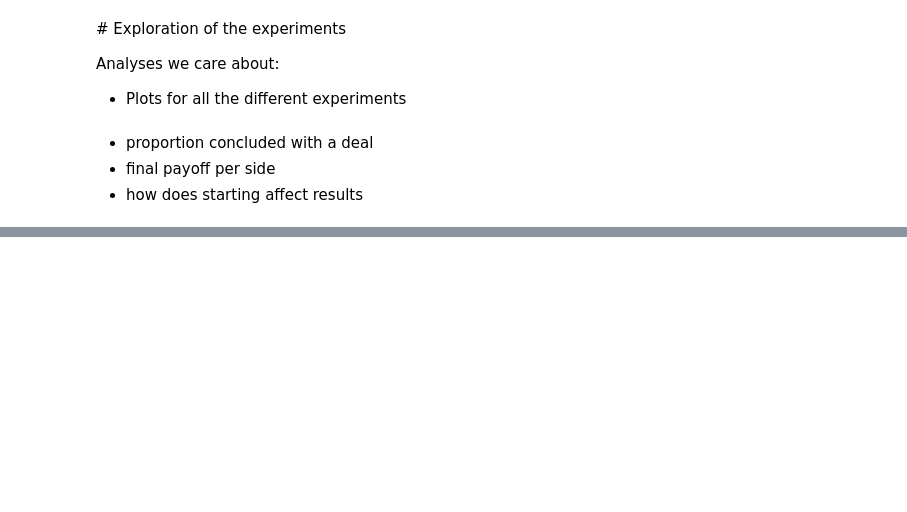
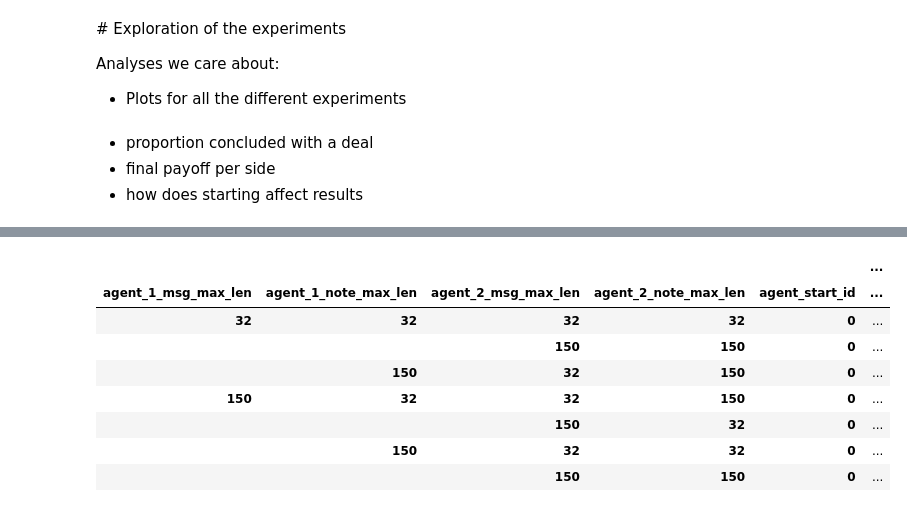
Before and after one commit to epfl-dlab/LAMEN, a Jupyter notebook: experiments.ipynb, the cells around one changed output, grey strips where cells are left out. Saved outputs shown, nothing was run; the diff lists cells and outputs as text; code cells hidden in the pictures; blank space fills up the shorter version.

```diff
--- a/experiments.ipynb
+++ b/experiments.ipynb
@@ -113,3 +263,17 @@ runs = glob.glob("logs/inference/runs/*")
+# %%
+df = pd.DataFrame(vals, columns=col_names)
+# %%
+df.groupby(["agent_1_msg_max_len", "agent_1_note_max_len", "agent_2_msg_max_len", "agent_2_note_max_len", "agent_start_id"])[["agent_1_normalized_payoff", "agent_2_normalized_payoff"]].mean()
+# %% [output]
+|  |  |  |  |  | ... |
+| agent_1_msg_max_len | agent_1_note_max_len | agent_2_msg_max_len | agent_2_note_max_len | agent_start_id | ... |
+| 32 | 32 | 32 | 32 | 0 | ... |
+|  |  | 150 | 150 | 0 | ... |
+|  | 150 | 32 | 150 | 0 | ... |
+| 150 | 32 | 32 | 150 | 0 | ... |
+|  |  | 150 | 32 | 0 | ... |
+|  | 150 | 32 | 32 | 0 | ... |
+|  |  | 150 | 150 | 0 | ... |
 # %%
 log_of_histories = []
 restrictions = [
```
Also changed, not shown: parts of 20 cells of this notebook, 14 other files.
